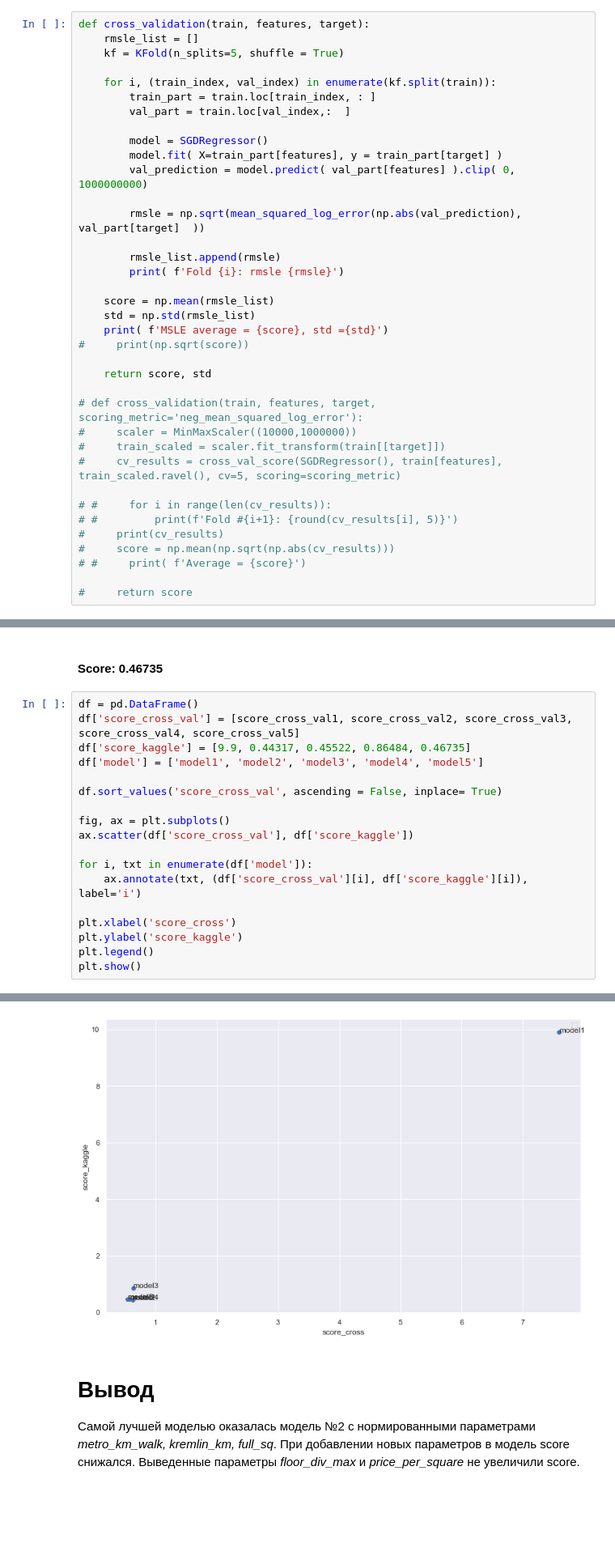
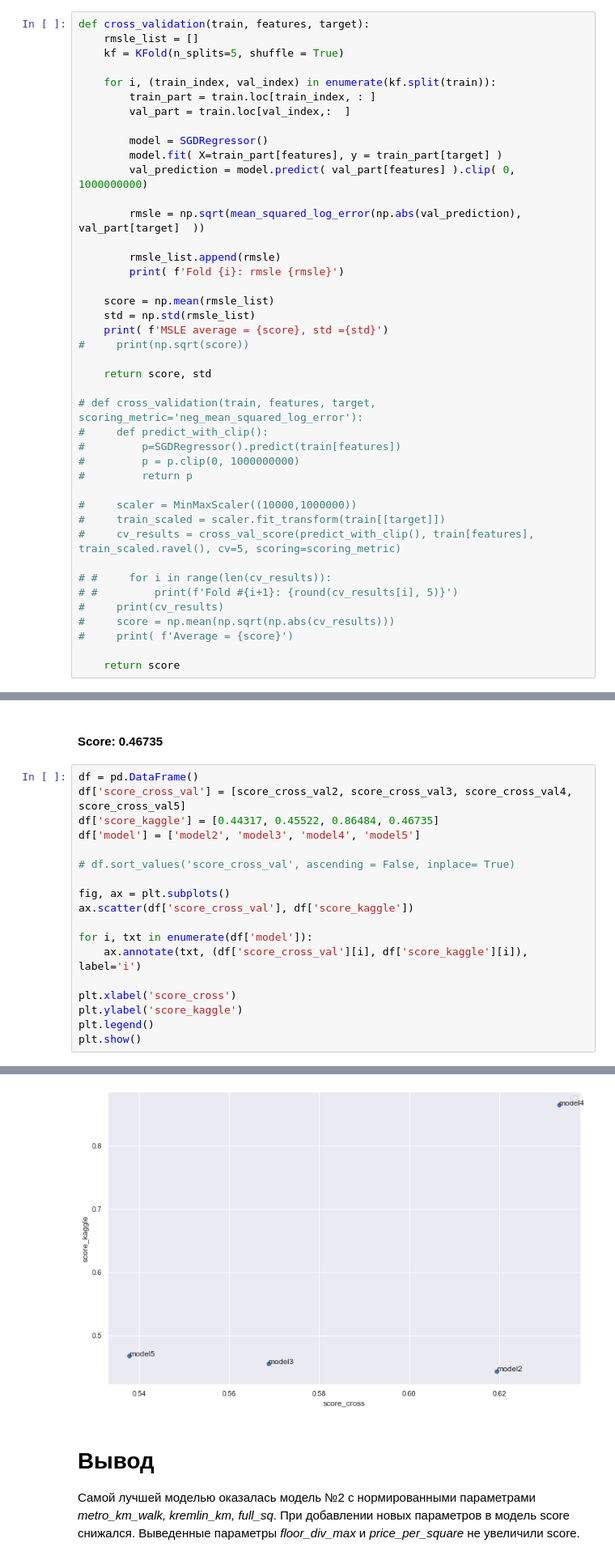
Before and after one commit to kuso4egdobra/ML-MIPT-Sberbank, a Jupyter notebook: notebooks/HW#1.ipynb, the cells around one changed output, grey strips where cells are left out. Shown: that part at 81% size. Saved outputs shown, nothing was run; the diff lists cells and outputs as text; blank space fills up the shorter version.

Commit message:
improved graphic

```diff
--- a/notebooks/HW#1.ipynb
+++ b/notebooks/HW#1.ipynb
@@ -46,17 +46,22 @@ def cross_validation(train, features, target):
     return score, std
 
 # def cross_validation(train, features, target, scoring_metric='neg_mean_squared_log_error'):
+#     def predict_with_clip():
+#         p=SGDRegressor().predict(train[features])
+#         p = p.clip(0, 1000000000)
+#         return p
+
 #     scaler = MinMaxScaler((10000,1000000))
 #     train_scaled = scaler.fit_transform(train[[target]])
-#     cv_results = cross_val_score(SGDRegressor(), train[features], train_scaled.ravel(), cv=5, scoring=scoring_metric)
+#     cv_results = cross_val_score(predict_with_clip(), train[features], train_scaled.ravel(), cv=5, scoring=scoring_metric)
 
 # #     for i in range(len(cv_results)):
 # #         print(f'Fold #{i+1}: {round(cv_results[i], 5)}')
 #     print(cv_results)
 #     score = np.mean(np.sqrt(np.abs(cv_results)))
-# #     print( f'Average = {score}')
+#     print( f'Average = {score}')
 
-#     return score
+    return score
 # %% [markdown]
 ### Создание модели
 # %%
@@ -288,25 +294,25 @@ train_and_save_model(train5, test5, features5, target, 'model5')
 #### Score: 0.46735
 # %%
 df = pd.DataFrame()
-df['score_cross_val'] = [score_cross_val1, score_cross_val2, score_cross_val3, score_cross_val4, score_cross_val5]
-df['score_kaggle'] = [9.9, 0.44317, 0.45522, 0.86484, 0.46735]
-df['model'] = ['model1', 'model2', 'model3', 'model4', 'model5']
+df['score_cross_val'] = [score_cross_val2, score_cross_val3, score_cross_val4, score_cross_val5]
+df['score_kaggle'] = [0.44317, 0.45522, 0.86484, 0.46735]
+df['model'] = ['model2', 'model3', 'model4', 'model5']
 
-df.sort_values('score_cross_val', ascending = False, inplace= True)
+# df.sort_values('score_cross_val', ascending = False, inplace= True)
 
 fig, ax = plt.subplots()
 ax.scatter(df['score_cross_val'], df['score_kaggle'])
 
 for i, txt in enumerate(df['model']):
     ax.annotate(txt, (df['score_cross_val'][i], df['score_kaggle'][i]), label='i')
 
 plt.xlabel('score_cross')
 plt.ylabel('score_kaggle')
 plt.legend()
 plt.show()
 # %% [output]
 No handles with labels found to put in legend.
-[figure, old version]
+[figure, new version]
 # %% [markdown]
 # Вывод
 Самой лучшей моделью оказалась модель №2 с нормированными параметрами  *metro_km_walk, kremlin_km, full_sq*. При добавлении новых параметров в модель score снижался. Выведенные параметры *floor_div_max* и *price_per_square* не увеличили score.
```
Also changed, not shown: parts of 5 cells of this notebook.
